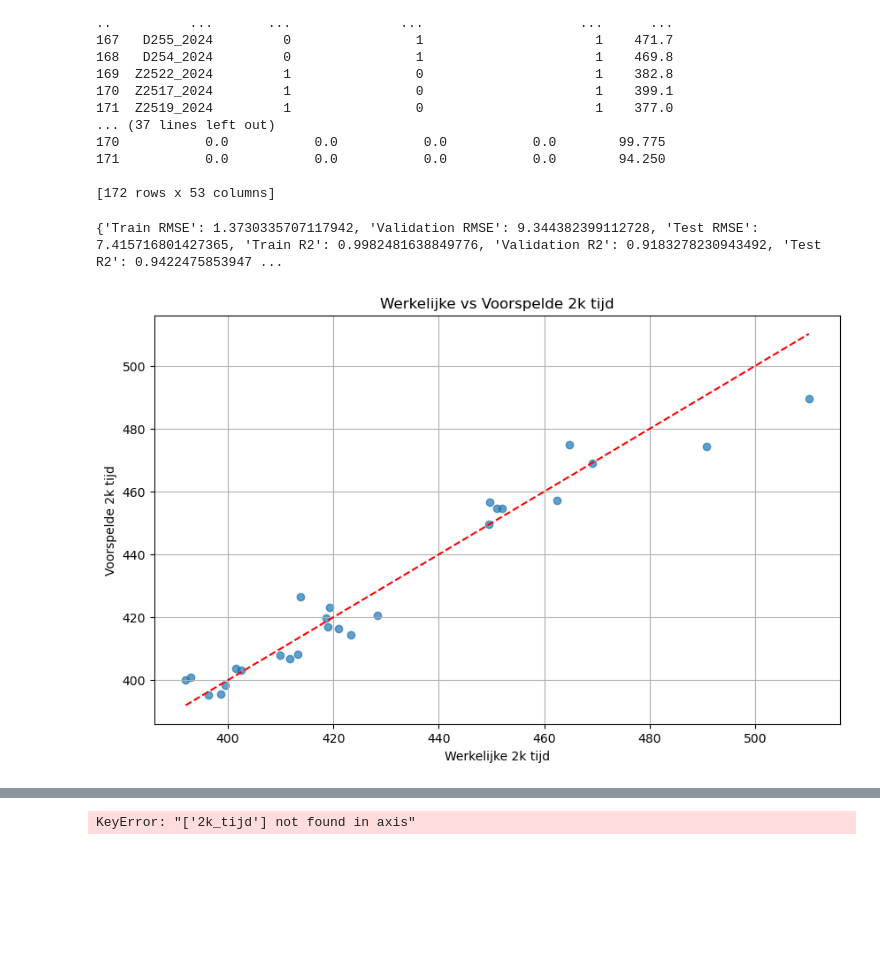
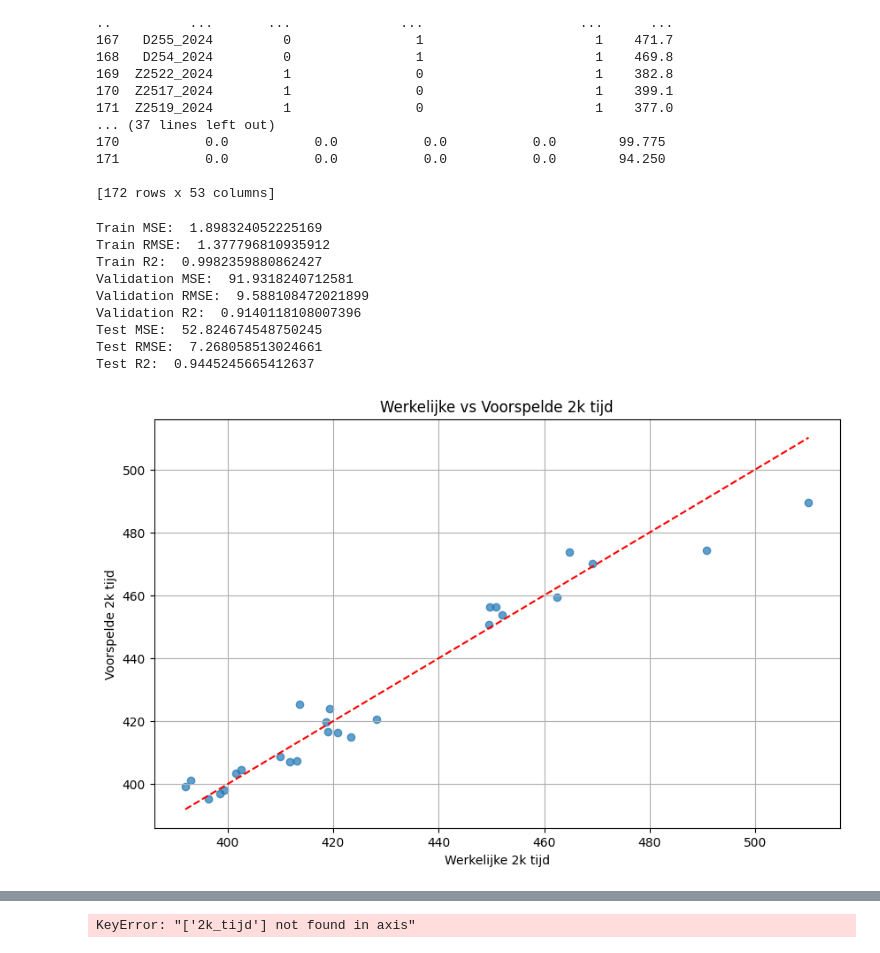
Before and after one commit to bibidemarezoyens/LB, a Jupyter notebook: test_op_naam.ipynb, the cells around one changed output, grey strips where cells are left out. Drawn from its saved outputs; the diff is of its cells as text; code cells hidden in the pictures; blank space fills up the shorter version.

Commit message:
correlation plot en test op naam

```diff
--- a/test_op_naam.ipynb
+++ b/test_op_naam.ipynb
@@ -174,44 +159,59 @@ xgb_model = XGBRegressor(
 )
 
 xgb_model.fit(X_train, y_train)
 
 # Stap 5: Model evalueren
 train_pred = xgb_model.predict(X_train)
 val_pred = xgb_model.predict(X_val)
 test_pred = xgb_model.predict(X_test)
 
+train_mse = (mean_squared_error(y_train, train_pred))
+val_mse = (mean_squared_error(y_val, val_pred))
+test_mse = (mean_squared_error(y_test, test_pred))
+
 train_rmse = np.sqrt(mean_squared_error(y_train, train_pred))
 val_rmse = np.sqrt(mean_squared_error(y_val, val_pred))
 test_rmse = np.sqrt(mean_squared_error(y_test, test_pred))
 
 train_r2 = r2_score(y_train, train_pred)
 val_r2 = r2_score(y_val, val_pred)
 test_r2 = r2_score(y_test, test_pred)
 
 # Resultaten printen
-results = {
-    "Train RMSE": train_rmse,
-    "Validation RMSE": val_rmse,
-    "Test RMSE": test_rmse,
-    "Train R2": train_r2,
-    "Validation R2": val_r2,
-    "Test R2": test_r2,
-}
-print(results)
+print("Train MSE: ", train_mse)
+print("Train RMSE: ", train_rmse)
+print("Train R2: ", train_r2)
+
+print("Validation MSE: ", val_mse)
+print("Validation RMSE: ", val_rmse)
+print("Validation R2: ", val_r2)
+
+print("Test MSE: ", test_mse)
+print("Test RMSE: ", test_rmse)
+print("Test R2: ", test_r2)
+
 
 # Stap 6: Optionele visualisatie van resultaten
 import matplotlib.pyplot as plt
 plt.figure(figsize=(10, 6))
 plt.scatter(y_test, test_pred, alpha=0.7)
 plt.plot([min(y_test), max(y_test)], [min(y_test), max(y_test)], color='red', linestyle='--')
 plt.xlabel('Werkelijke 2k tijd')
 plt.ylabel('Voorspelde 2k tijd')
 plt.title('Werkelijke vs Voorspelde 2k tijd')
 plt.grid(True)
 plt.show()
 # %% [output]
-{'Train RMSE': 1.3730335707117942, 'Validation RMSE': 9.344382399112728, 'Test RMSE': 7.415716801427365, 'Train R2': 0.9982481638849776, 'Validation R2': 0.9183278230943492, 'Test R2': 0.9422475853947 ...
+Train MSE:  1.898324052225169
+Train RMSE:  1.377796810935912
+Train R2:  0.9982359880862427
+Validation MSE:  91.9318240712581
+Validation RMSE:  9.588108472021899
+Validation R2:  0.9140118108007396
+Test MSE:  52.824674548750245
+Test RMSE:  7.268058513024661
+Test R2:  0.9445245665412637
-[figure, old version]
+[figure, new version]
 # %%
 import pandas as pd
 import numpy as np
```
Also changed, not shown: parts of 5 cells of this notebook, 1 other file.
